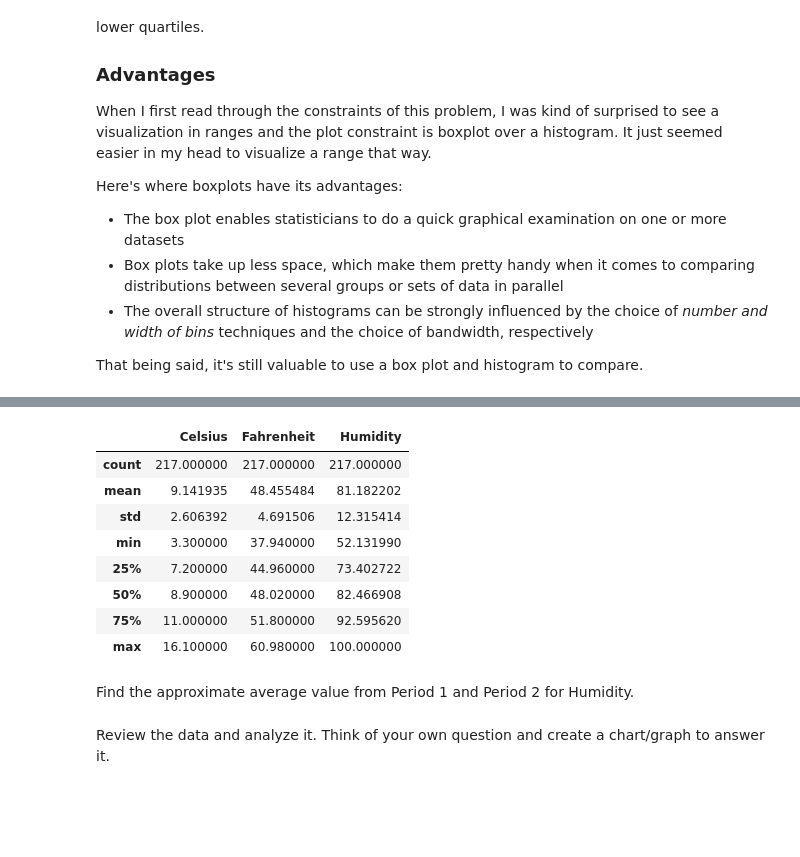
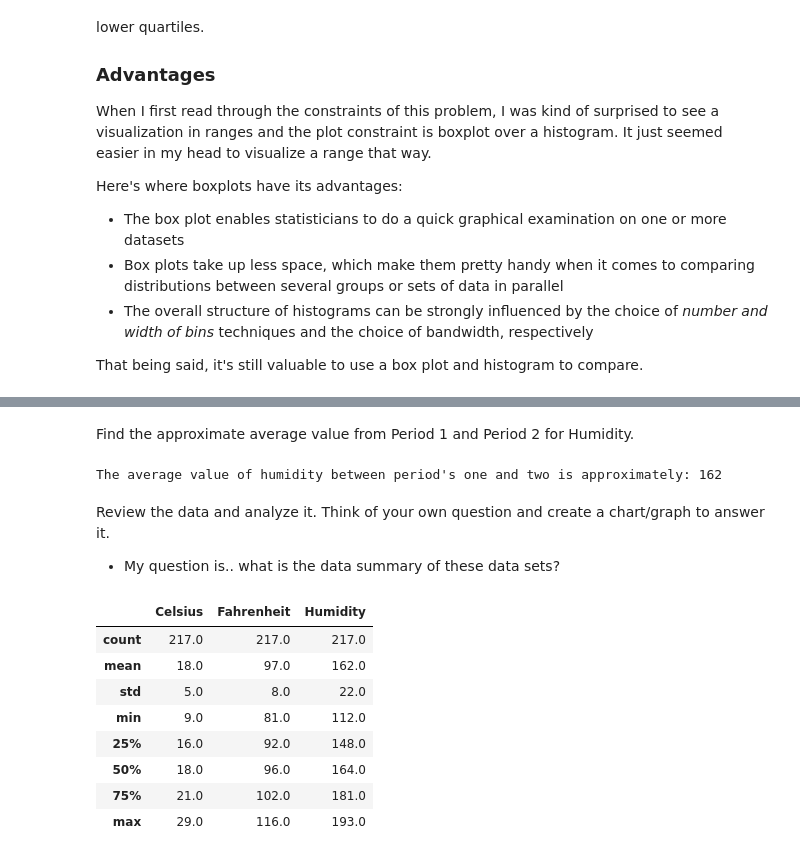
Before and after one commit to ben-hill33/weather-api, a Jupyter notebook: mod_5/extractedDataVis.ipynb, the cells around one changed output, grey strips where cells are left out. Cells and saved outputs as stored; diff of their text form; code cells hidden in the pictures; blank space fills up the shorter version.

```diff
--- a/mod_5/extractedDataVis.ipynb
+++ b/mod_5/extractedDataVis.ipynb
@@ -126,20 +98,29 @@ plt.show()
-# %%
-
-df_merged = pd.concat(
-    map(pd.read_csv, ['../assets/data/formatdata.csv', '../assets/data/formatdata2.csv'])
-)
-df_merged.describe()
-# %% [output]
-|  | Celsius | Fahrenheit | Humidity |
-| count | 217.000000 | 217.000000 | 217.000000 |
-| mean | 9.141935 | 48.455484 | 81.182202 |
-| std | 2.606392 | 4.691506 | 12.315414 |
-| min | 3.300000 | 37.940000 | 52.131990 |
-| 25% | 7.200000 | 44.960000 | 73.402722 |
-| 50% | 8.900000 | 48.020000 | 82.466908 |
-| 75% | 11.000000 | 51.800000 | 92.595620 |
-| max | 16.100000 | 60.980000 | 100.000000 |
 # %% [markdown]
 Find the approximate average value from Period 1 and Period 2 for Humidity.
+# %%
+avg_one = df1['Humidity'].mean()
+avg_two = df2['Humidity'].mean()
+
+print(f"The average value of humidity between period's one and two is approximately: {round(avg_one + avg_two)}")
+# %% [output]
+The average value of humidity between period's one and two is approximately: 162
 # %% [markdown]
 Review the data and analyze it. Think of your own question and create a chart/graph to answer it.
+
+- My question is.. what is the data summary of these data sets?
+# %%
+summary_one = df1.describe()
+summary_two = df2.describe()
+sum_one_and_two = summary_one + summary_two
+rounded_sum = sum_one_and_two.round()
+rounded_sum
+# %% [output]
+|  | Celsius | Fahrenheit | Humidity |
+| count | 217.0 | 217.0 | 217.0 |
+| mean | 18.0 | 97.0 | 162.0 |
+| std | 5.0 | 8.0 | 22.0 |
+| min | 9.0 | 81.0 | 112.0 |
+| 25% | 16.0 | 92.0 | 148.0 |
+| 50% | 18.0 | 96.0 | 164.0 |
+| 75% | 21.0 | 102.0 | 181.0 |
+| max | 29.0 | 116.0 | 193.0 |
```
Also changed, not shown: parts of 7 cells of this notebook, 4 other files.
